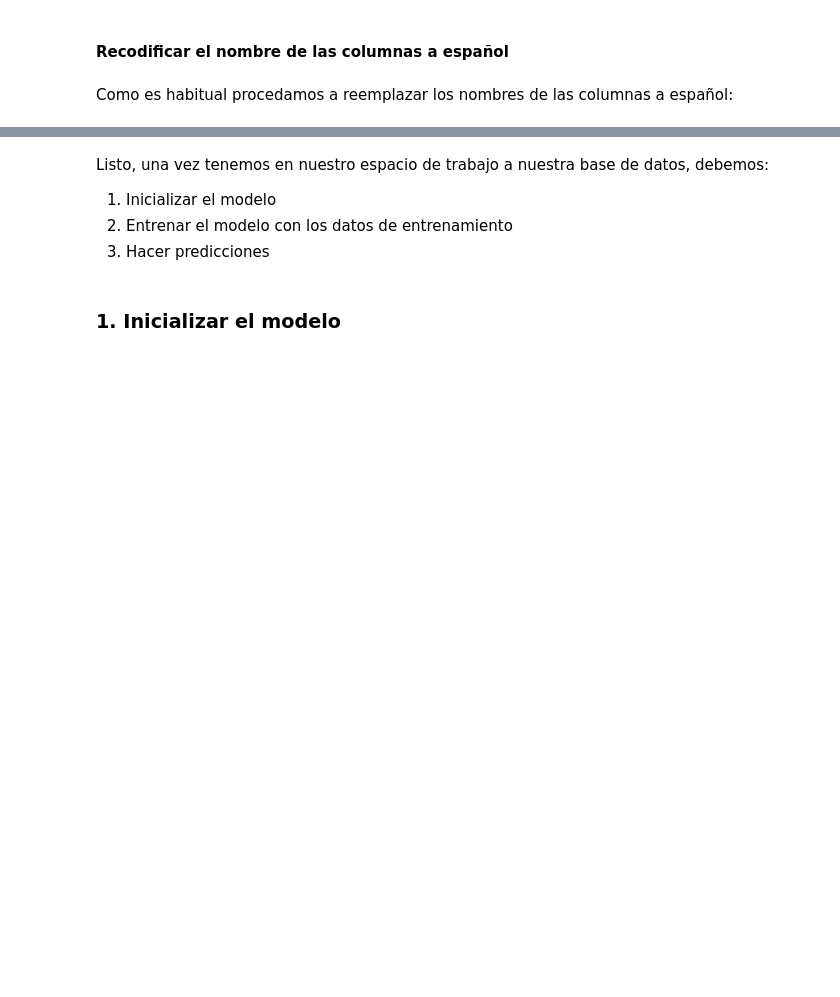
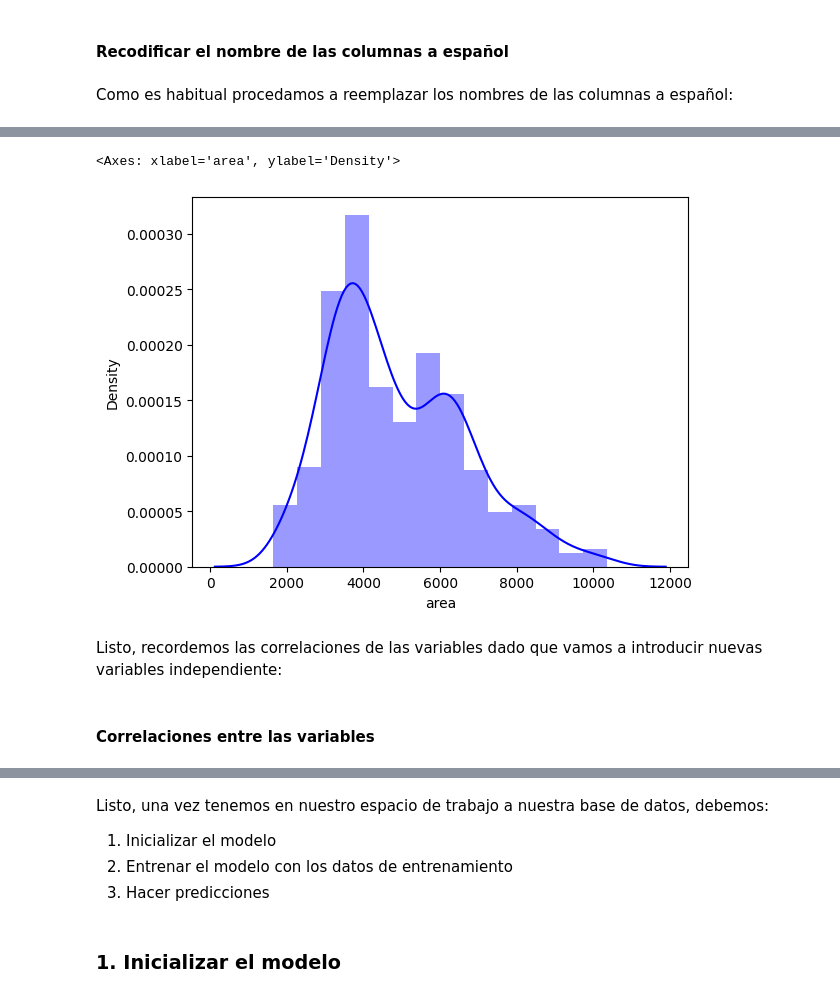
Before and after one commit to andreaescobar111/udla-aanlitica-pred-2024, a Jupyter notebook: S2_Regularizacion/1.Presesion/Unidad_No.2_Regularización_Optimización_Modelos.ipynb, the cells around one changed output, grey strips where cells are left out. Drawn from its saved outputs; the diff is of its cells as text; code cells hidden in the pictures; blank space fills up the shorter version.

```diff
--- a/S2_Regularizacion/1.Presesion/Unidad_No.2_Regularización_Optimización_Modelos.ipynb
+++ b/S2_Regularizacion/1.Presesion/Unidad_No.2_Regularización_Optimización_Modelos.ipynb
@@ -128,0 +239,9 @@ df.rename({'price':'precio', 'bedrooms': 'cuartos', 'bathrooms':'banios', 'stori
+# %%
+sns.distplot(df['area'],color="blue")
+# %% [output]
+<Axes: xlabel='area', ylabel='Density'>
+[figure, added]
+# %% [markdown]
+Listo, recordemos las correlaciones de las variables dado que vamos a introducir nuevas variables independiente:
+# %% [markdown]
+#### Correlaciones entre las variables
```
Also changed, not shown: parts of 49 cells of this notebook.
